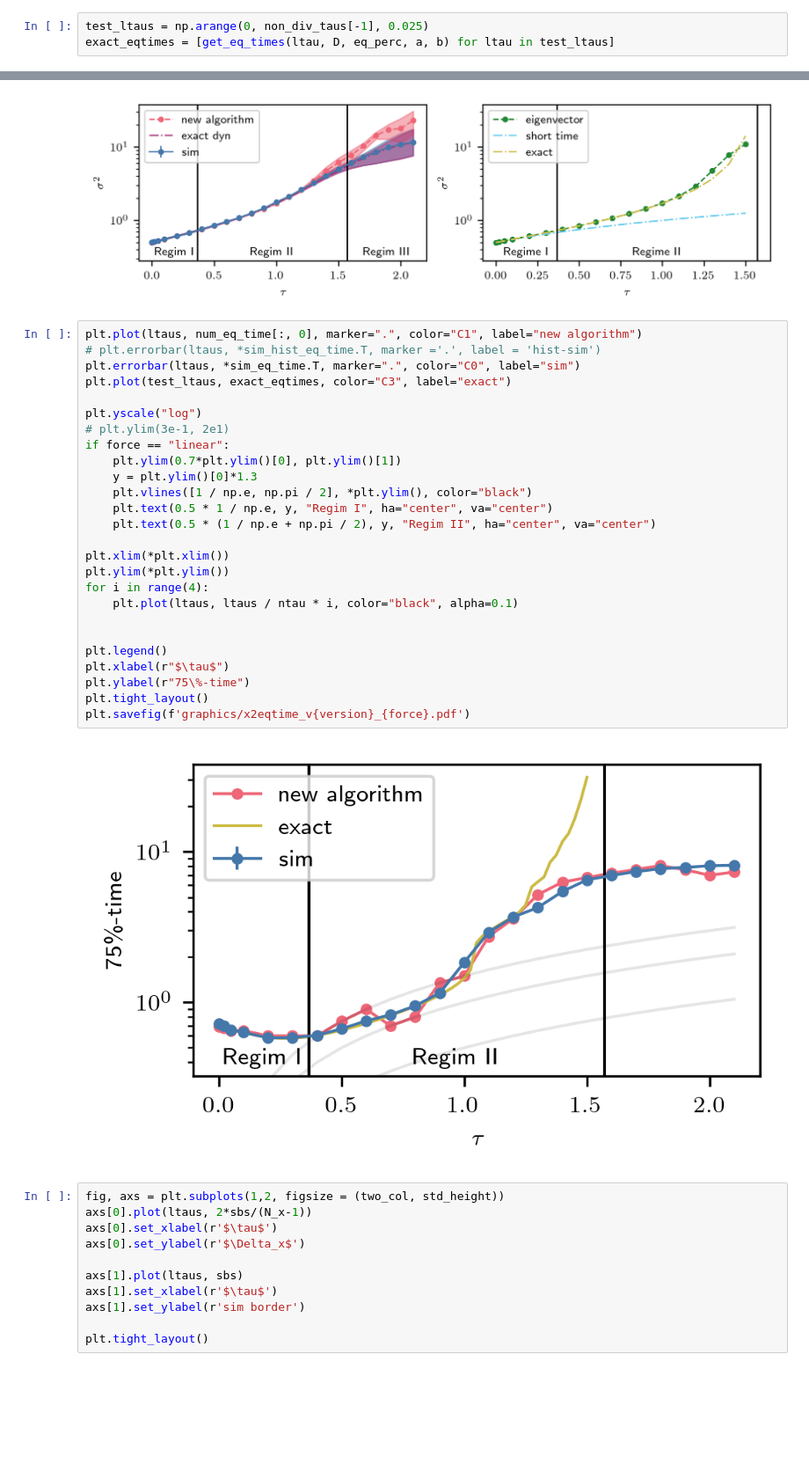
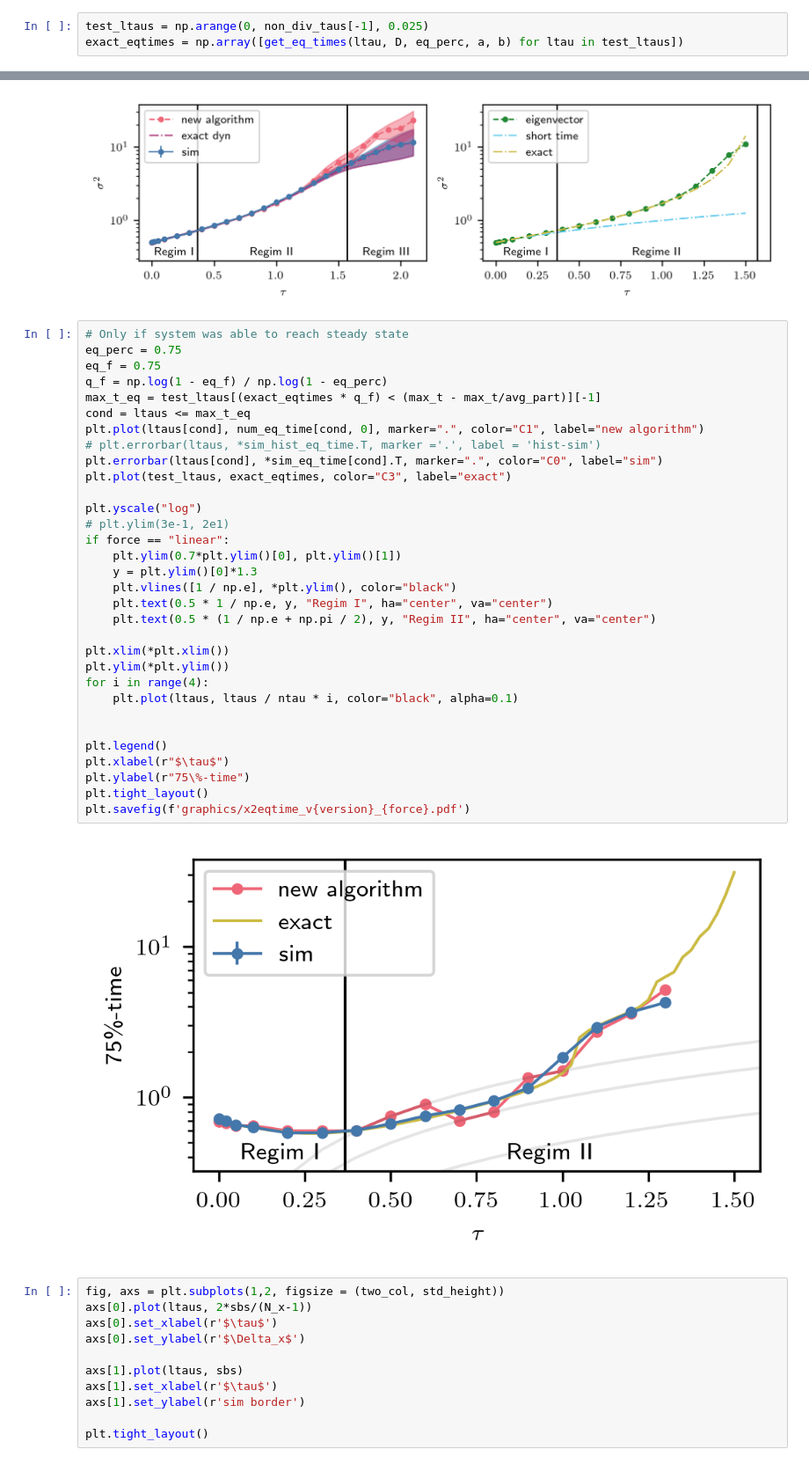
Before and after one commit to NilsToAn/overdampedDelayHarmonicOscillator, a Jupyter notebook: paper/variance_x2.ipynb, the cells around one changed output, grey strips where cells are left out. Shown at 88% size. Cells and saved outputs as stored; diff of their text form; blank space fills up the shorter version.

Commit message:
eq time only when reaching steady state

```diff
--- a/paper/variance_x2.ipynb
+++ b/paper/variance_x2.ipynb
@@ -67,7 +70,7 @@ non_div_taus = (
 eig_vars = np.empty((len(non_div_taus), 2))
 # %%
 test_ltaus = np.arange(0, non_div_taus[-1], 0.025)
-exact_eqtimes = [get_eq_times(ltau, D, eq_perc, a, b) for ltau in test_ltaus]
+exact_eqtimes = np.array([get_eq_times(ltau, D, eq_perc, a, b) for ltau in test_ltaus])
 # %%
 my_sim_manager = SimulationManager()
 
@@ -268,33 +271,39 @@ plt.savefig(f'graphics/x2variance_v{version}_{force}.pdf')
 # %% [output]
 [figure]
 # %%
-plt.plot(ltaus, num_eq_time[:, 0], marker=".", color="C1", label="new algorithm")
+# Only if system was able to reach steady state
+eq_perc = 0.75
+eq_f = 0.75
+q_f = np.log(1 - eq_f) / np.log(1 - eq_perc)
+max_t_eq = test_ltaus[(exact_eqtimes * q_f) < (max_t - max_t/avg_part)][-1]
+cond = ltaus <= max_t_eq
+plt.plot(ltaus[cond], num_eq_time[cond, 0], marker=".", color="C1", label="new algorithm")
 # plt.errorbar(ltaus, *sim_hist_eq_time.T, marker ='.', label = 'hist-sim')
-plt.errorbar(ltaus, *sim_eq_time.T, marker=".", color="C0", label="sim")
+plt.errorbar(ltaus[cond], *sim_eq_time[cond].T, marker=".", color="C0", label="sim")
 plt.plot(test_ltaus, exact_eqtimes, color="C3", label="exact")
 
 plt.yscale("log")
 # plt.ylim(3e-1, 2e1)
 if force == "linear":
     plt.ylim(0.7*plt.ylim()[0], plt.ylim()[1])
     y = plt.ylim()[0]*1.3
-    plt.vlines([1 / np.e, np.pi / 2], *plt.ylim(), color="black")
+    plt.vlines([1 / np.e], *plt.ylim(), color="black")
     plt.text(0.5 * 1 / np.e, y, "Regim I", ha="center", va="center")
     plt.text(0.5 * (1 / np.e + np.pi / 2), y, "Regim II", ha="center", va="center")
 
 plt.xlim(*plt.xlim())
 plt.ylim(*plt.ylim())
 for i in range(4):
     plt.plot(ltaus, ltaus / ntau * i, color="black", alpha=0.1)
 
 
 plt.legend()
 plt.xlabel(r"$\tau$")
 plt.ylabel(r"75\%-time")
 plt.tight_layout()
 plt.savefig(f'graphics/x2eqtime_v{version}_{force}.pdf')
 # %% [output]
-[figure, old version]
+[figure, new version]
 # %%
 fig, axs = plt.subplots(1,2, figsize = (two_col, std_height))
 axs[0].plot(ltaus, 2*sbs/(N_x-1))
```
Also changed, not shown: parts of 1 cell of this notebook, 6 other files.
